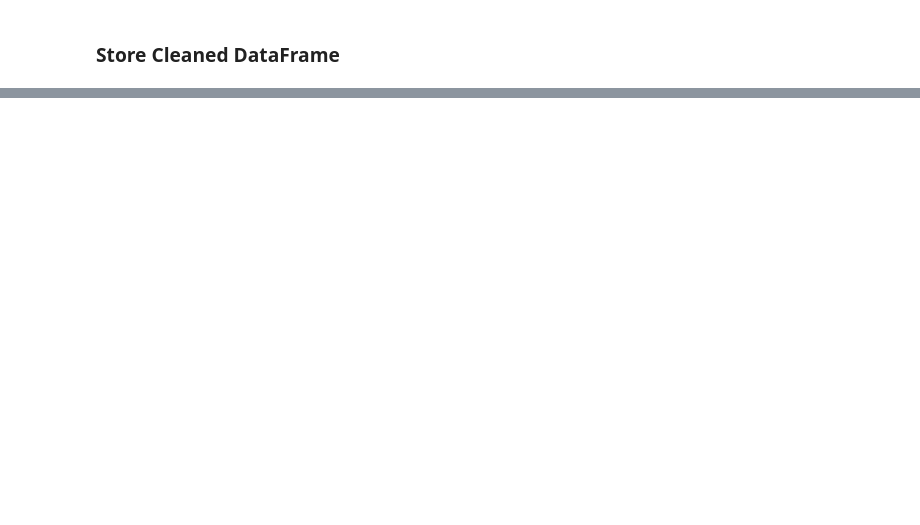
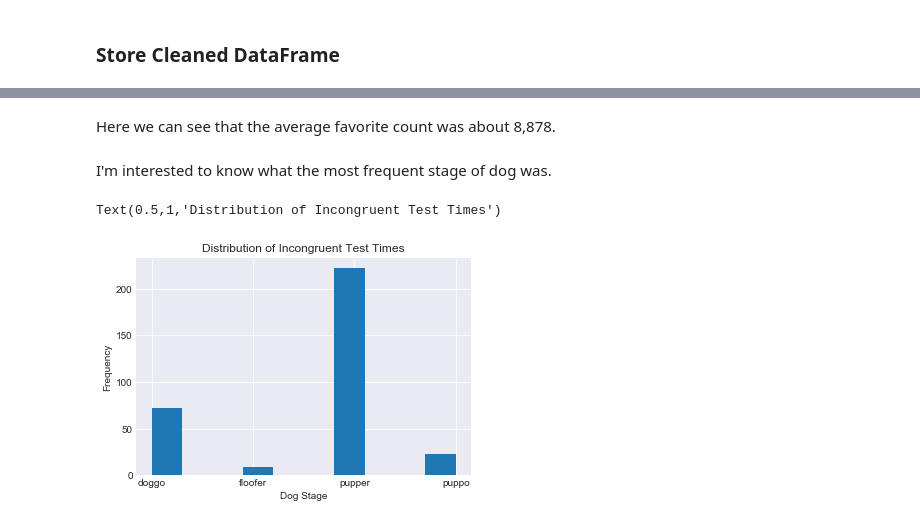
Before and after one commit to aaronbjohnson/WeRateDogs-Wrange-and-Analyze-Data, a Jupyter notebook: wrangle_act.ipynb, the cells around one changed output, grey strips where cells are left out. Cells and saved outputs as stored; diff of their text form; code cells hidden in the pictures; blank space fills up the shorter version.

```diff
--- a/wrangle_act.ipynb
+++ b/wrangle_act.ipynb
@@ -10,8 +10,11 @@ import time
 import json
 import os
 import re
-
 import config
+import matplotlib.pyplot as plt
+% matplotlib inline
+import seaborn as sns
+sns.set_style('darkgrid')
 # %%
 archive = pd.read_csv('twitter-archive-enhanced.csv')
 
@@ -908,0 +909,2 @@ archive_clean.to_csv('twitter_archive_master.csv')
+# %%
+df = pd.read_csv('twitter_archive_master.csv')
@@ -908,0 +955,14 @@ archive_clean.to_csv('twitter_archive_master.csv')
+# %% [markdown]
+Here we can see that the average favorite count was about 8,878.
+# %% [markdown]
+I'm interested to know what the most frequent stage of dog was.
+# %%
+dog_stage = df.loc[df['stage'] != 'None']
+# %%
+plt.hist(dog_stage['stage'])
+plt.xlabel('Dog Stage')
+plt.ylabel('Frequency')
+plt.title('Distribution of Incongruent Test Times')
+# %% [output]
+Text(0.5,1,'Distribution of Incongruent Test Times')
+[figure, added]
```
Also changed, not shown: parts of 16 cells of this notebook, 1 other file.
